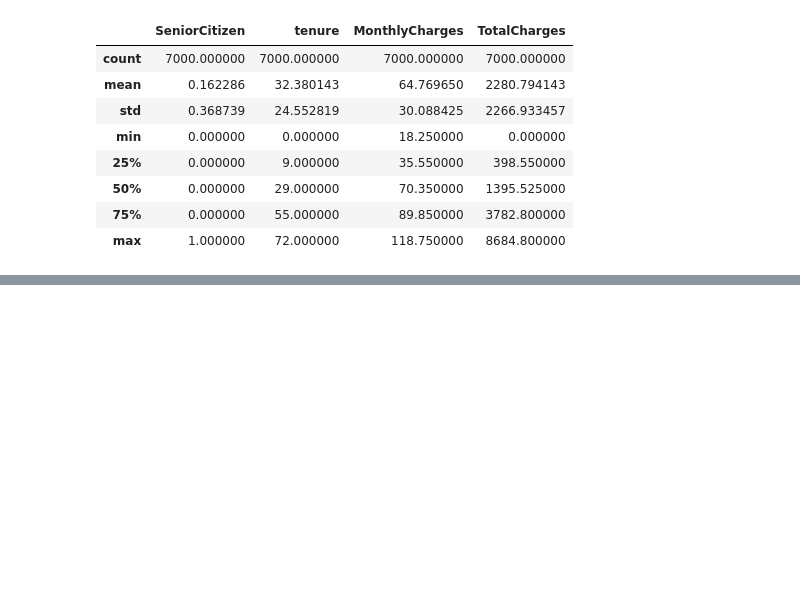
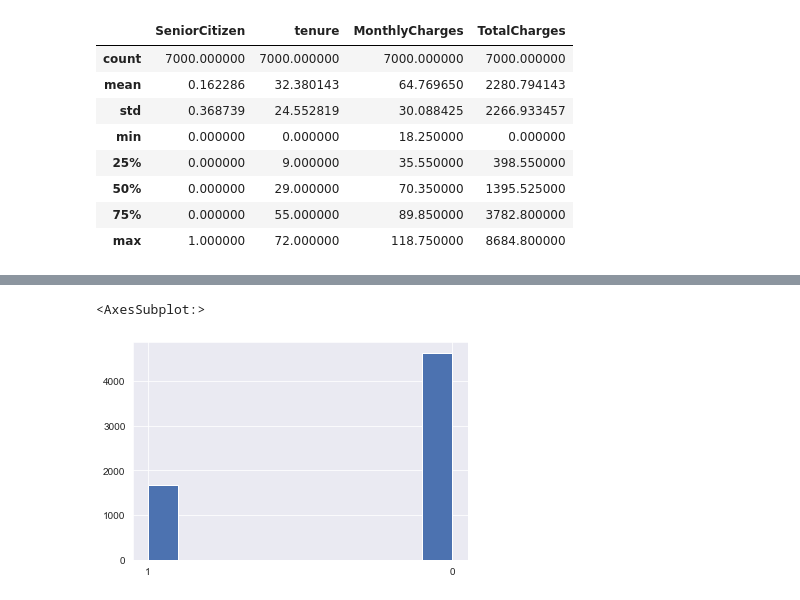
Before and after one commit to EnginKosure/CustomerChurnPredictionModel, a Jupyter notebook: data_prep_test1.ipynb, the cells around one changed output, grey strips where cells are left out. Cells and saved outputs as stored; diff of their text form; code cells hidden in the pictures; blank space fills up the shorter version.

Commit message:
add final model

```diff
--- a/data_prep_test1.ipynb
+++ b/data_prep_test1.ipynb
@@ -183,0 +355,36 @@ sns.countplot(x="StreamingMovies", hue="Churn", data=df,ax=axes[2][3] )
+# %%
+#Train/Test split
+Y=data_dummied['Churn']
+X=data_dummied.drop(['Churn'],axis=1)
+# %%
+from sklearn.model_selection import train_test_split
+X_train, X_test, y_train, y_test = train_test_split(
+         X, Y, test_size=0.10, random_state=5,shuffle=True,stratify=Y)
+# %%
+rc={'font.size': 10.0,
+ 'axes.labelsize': 'medium',
+ 'axes.titlesize': 'large',
+ 'xtick.labelsize': 'medium',
+ 'ytick.labelsize': 'medium',
+ 'legend.fontsize': 'medium',
+ 'axes.linewidth': 0.8,
+ 'grid.linewidth': 0.8,
+ 'lines.linewidth': 1.5,
+ 'lines.markersize': 6.0,
+ 'patch.linewidth': 1.0,
+ 'xtick.major.width': 0.8,
+ 'ytick.major.width': 0.8,
+ 'xtick.minor.width': 0.6,
+ 'ytick.minor.width': 0.6,
+ 'xtick.major.size': 3.5,
+ 'ytick.major.size': 3.5,
+ 'xtick.minor.size': 2.0,
+ 'ytick.minor.size': 2.0,
+ 'legend.title_fontsize': None}
+# %%
+sns.set(rc=rc)
+# %%
+y_train.hist()
+# %% [output]
+<AxesSubplot:>
+[figure, added]
```
Also changed, not shown: parts of 57 cells of this notebook, 1 other file.
